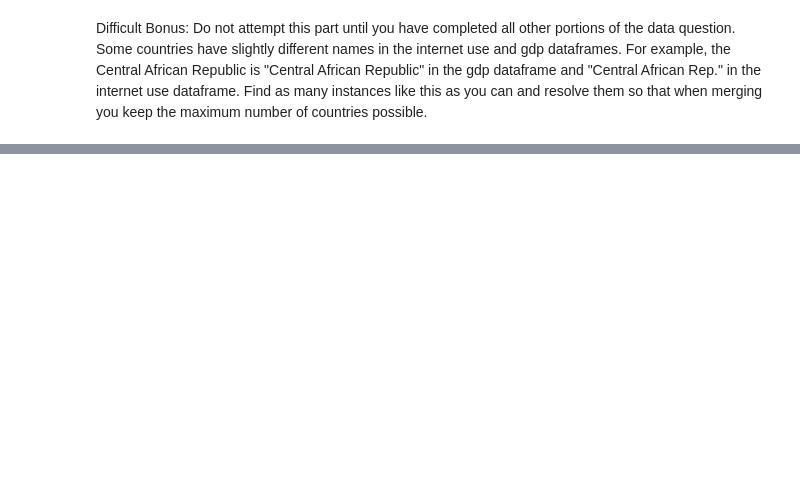
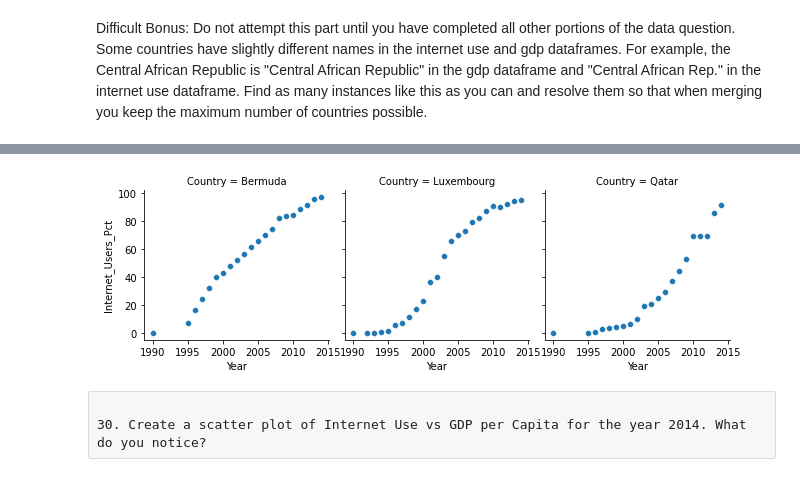
Before and after one commit to nedatahe/UN-data, a Jupyter notebook: notebooks/UN_Data_Exploration.ipynb, the cells around one changed output, grey strips where cells are left out. Saved outputs shown, nothing was run; the diff lists cells and outputs as text; code cells hidden in the pictures; blank space fills up the shorter version.

```diff
--- a/notebooks/UN_Data_Exploration.ipynb
+++ b/notebooks/UN_Data_Exploration.ipynb
@@ -627,0 +650,2 @@ memory usage: 109.7+ KB
+# %%
+internet_df = internet_df.drop(internet_df.index[4495:]) # get rid of rows with invalid values
@@ -628,3 +695,5 @@ memory usage: 109.7+ KB
+# %%
+internet_df['Year'] = internet_df['Year'].astype('int')
 # %%
 gdp_df.info()
 # %% [output]
@@ -651,0 +846,2 @@ Difficult Bonus: Do not attempt this part until you have completed all other por
+# %%
+three_countries = internet_df[internet_df['Country'].isin(['Luxembourg', 'Qatar', 'Bermuda'])]
@@ -651,0 +857,5 @@ Difficult Bonus: Do not attempt this part until you have completed all other por
+# %%
+grid = sns.FacetGrid(three_countries, col='Country')
+grid.map(sns.scatterplot, 'Year', 'Internet_Users_Pct'); # ; gets rid of first line of the plot
+# %% [output]
+[figure, added]
@@ -651,0 +866,3 @@ Difficult Bonus: Do not attempt this part until you have completed all other por
+# %% [raw]
+
+30. Create a scatter plot of Internet Use vs GDP per Capita for the year 2014. What do you notice?
```
Also changed, not shown: parts of 38 cells of this notebook.
